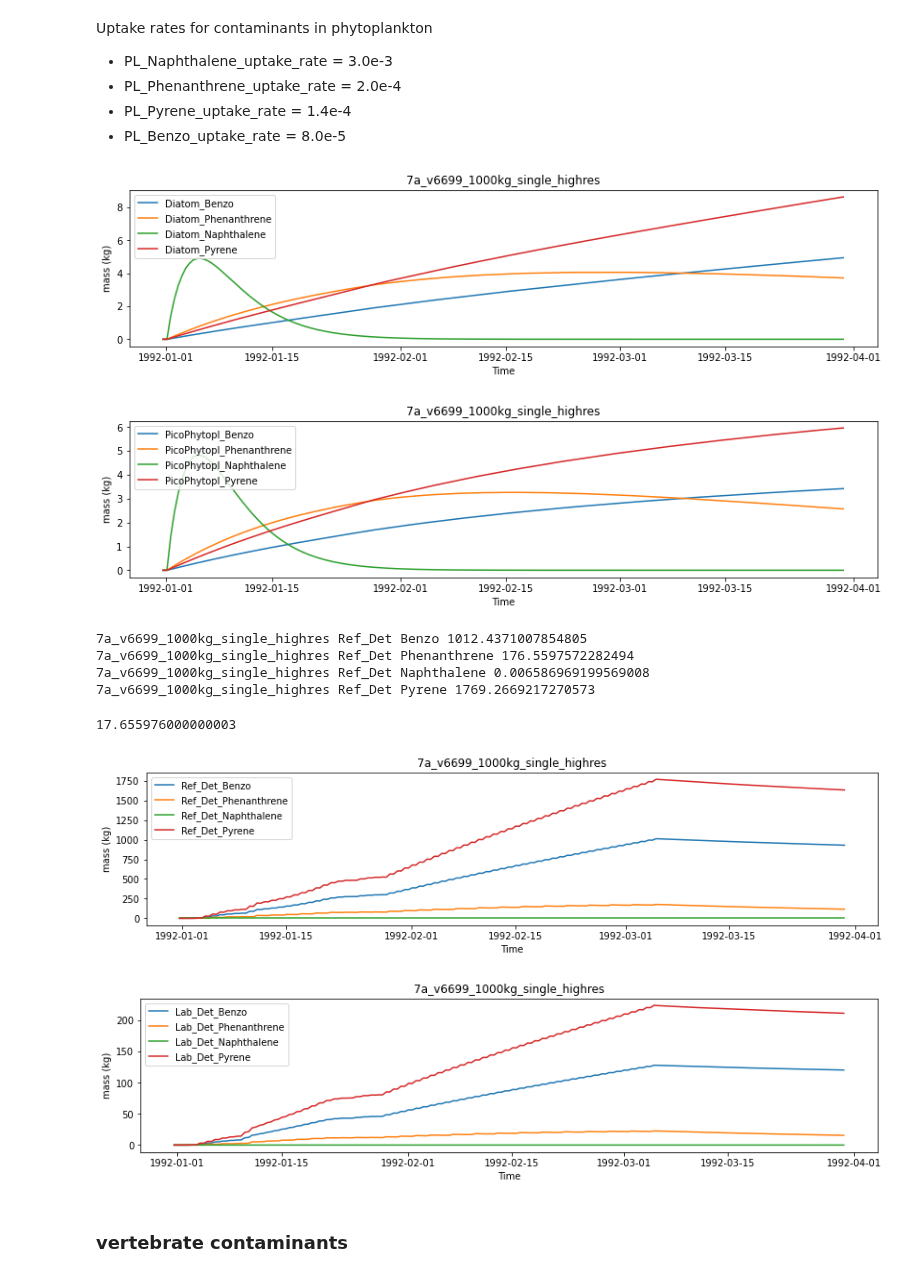
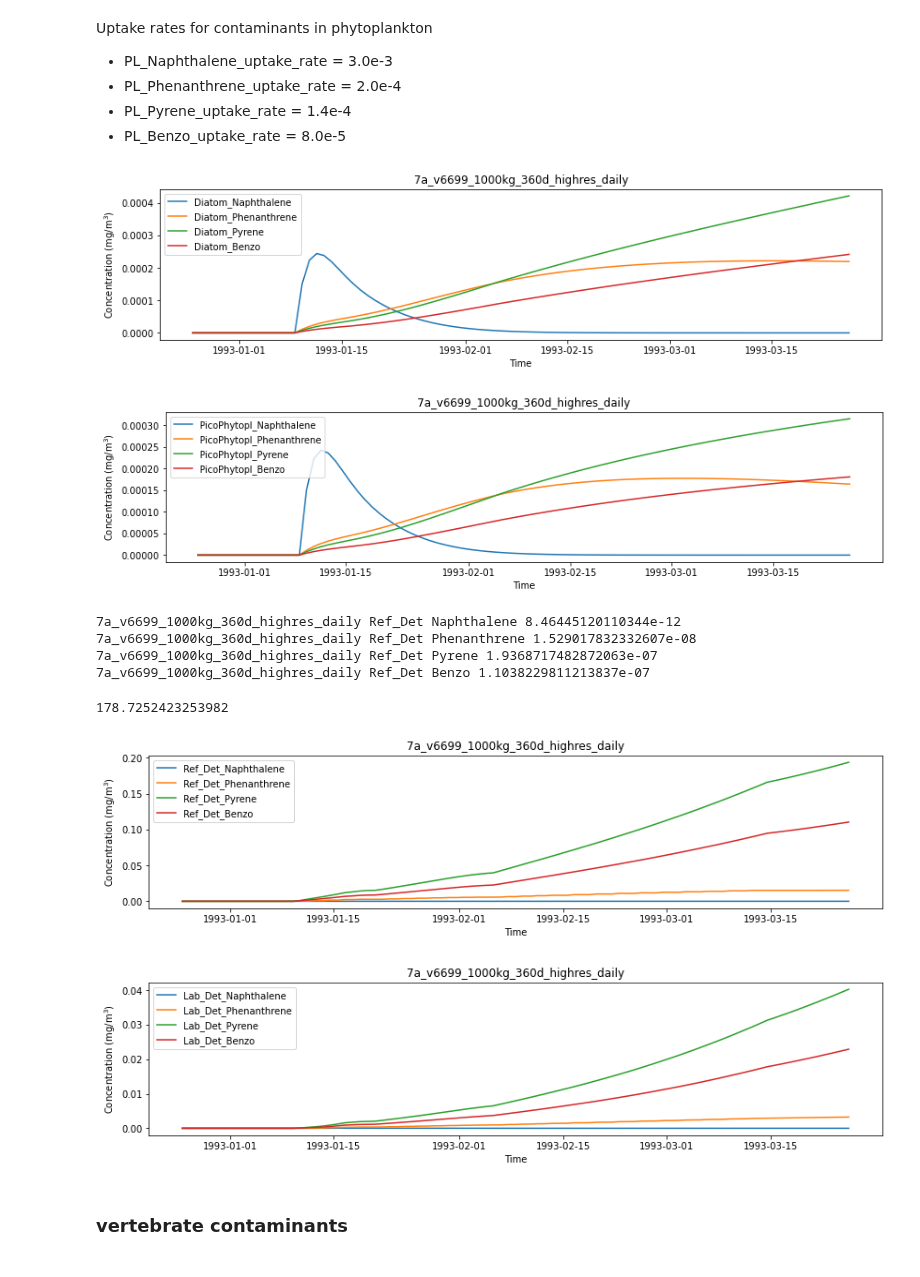
Before and after one commit to SS-Atlantis/analysis-raisha, a Jupyter notebook: notebooks/SSAM-contam-highres.ipynb, the cells around one changed output. Drawn from its saved outputs; the diff is of its cells as text; code cells hidden in the pictures.

```diff
--- a/notebooks/SSAM-contam-highres.ipynb
+++ b/notebooks/SSAM-contam-highres.ipynb
@@ -22,5 +23,6 @@ control = xr.open_dataset(str(control_file), decode_cf=True)
 time = np.ma.filled(control.variables['t'], np.nan)
 # %%
 scenario_root = Path('/ocean/rlovindeer/MOAD/analysis-raisha/SSmodel_outputs/Tests/')
-scenario_paths = sorted([p for p in scenario_root.glob('7a_v6699_1000kg_single_highres/outputSalishSea.nc')])
+scenario_paths = sorted([p for p in scenario_root.glob('7a_v6699_1000kg_360d_highres_daily/outputSalishSea.nc')])
 scenario_datasets = [xr.open_dataset(scen,decode_cf=True) for scen in scenario_paths]
+scenario_paths
@@ -97,42 +93,42 @@ Uptake rates for contaminants in phytoplankton
 new_group = {}
 for pah in groups.pahs:
     new_group['Diatom_'+pah]= 'Diatom_' +pah
-plot_group(new_group, scenario_datasets, scenario_paths)
+splot.group_conc(new_group, scenario_datasets, scenario_paths)
 # %% [output]
-[figure, old version]
+[figure, new version]
 # %%
 new_group = {}
 for pah in groups.pahs:
     new_group['PicoPhytopl_'+pah]= 'PicoPhytopl_' +pah
-plot_group(new_group, scenario_datasets, scenario_paths)
+splot.group_conc(new_group, scenario_datasets, scenario_paths)
 # %% [output]
-[figure, old version]
+[figure, new version]
 # %%
-print_max_pah_mass('Ref_Det', scenario_datasets, scenario_paths)
+print_max_pah_conc('Ref_Det', scenario_datasets, scenario_paths)
 # %% [output]
-7a_v6699_1000kg_single_highres Ref_Det Benzo 1012.4371007854805
-7a_v6699_1000kg_single_highres Ref_Det Phenanthrene 176.5597572282494
-7a_v6699_1000kg_single_highres Ref_Det Naphthalene 0.006586969199569008
-7a_v6699_1000kg_single_highres Ref_Det Pyrene 1769.2669217270573
+7a_v6699_1000kg_360d_highres_daily Ref_Det Naphthalene 8.46445120110344e-12
+7a_v6699_1000kg_360d_highres_daily Ref_Det Phenanthrene 1.529017832332607e-08
+7a_v6699_1000kg_360d_highres_daily Ref_Det Pyrene 1.9368717482872063e-07
+7a_v6699_1000kg_360d_highres_daily Ref_Det Benzo 1.1038229811213837e-07
-# %%
-max_Ref_Det_Phe_percent = (176.55976/1000)*100
-max_Ref_Det_Phe_percent
-# %% [output]
-17.655976000000003
+# %%
+max_Ref_Det_Pyr_percent = (1787.252423253982/1000)*100
+max_Ref_Det_Pyr_percent
+# %% [output]
+178.7252423253982
 # %%
 new_group = {}
 for pah in groups.pahs:
     new_group['Ref_Det_'+pah]= 'Ref_Det_' +pah
-plot_group(new_group, scenario_datasets, scenario_paths)
+splot.group_conc(new_group, scenario_datasets, scenario_paths)
 # %% [output]
-[figure, old version]
+[figure, new version]
 # %%
 new_group = {}
 for pah in groups.pahs:
     new_group['Lab_Det_'+pah]= 'Lab_Det_' +pah
-plot_group(new_group, scenario_datasets, scenario_paths)
+splot.group_conc(new_group, scenario_datasets, scenario_paths)
 # %% [output]
-[figure, old version]
+[figure, new version]
 # %% [markdown]
 ### vertebrate contaminants
 # %% [markdown]
```
Also changed, not shown: parts of 29 cells of this notebook.
